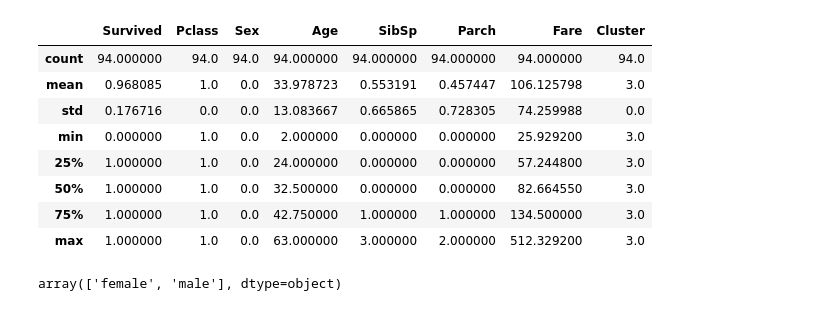
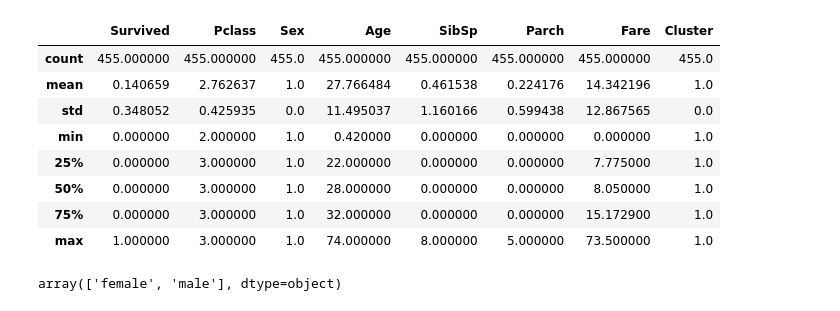
Before and after one commit to instrutordanilo/KmeansTitanic, a Jupyter notebook: Final_K_means_Tinatic.ipynb, the cells around one changed output. Saved outputs shown, nothing was run; the diff lists cells and outputs as text; code cells hidden in the pictures.

```diff
--- a/Final_K_means_Tinatic.ipynb
+++ b/Final_K_means_Tinatic.ipynb
@@ -64,7 +64,7 @@ y = treino['Survived']
 
 # Calculando a soma dos quadrados dentro dos clusters para diferentes números de clusters (AQUI PRECISO QUE VC ANALISE adpatei essa parte do site)
 inertia = []
-K_range = range(1, 10)
+K_range = range(1, 12)
 for k in K_range:
     #kmeans = KMeans(n_clusters=k, max_iter=600, algorithm='auto')
     kmeans = KMeans(n_clusters=k, max_iter=600, n_init="auto",random_state=42)
@@ -83,7 +83,7 @@ plt.show()
 
 # Aplicando K-Means
 #kmeans = KMeans(n_clusters=2, max_iter=600, algorithm='auto')
-kmeans = KMeans(n_clusters=k, max_iter=600, n_init="auto")
+kmeans = KMeans(n_clusters=3, max_iter=600, n_init="auto",verbose=1)
 kmeans.fit(X)
 
 # Avaliando a correspondência entre os clusters e a sobrevivência
@@ -137,15 +143,15 @@ Survived
 # %%
-treino.loc[treino.Cluster == 3].describe()
+treino.loc[treino.Cluster==1].describe()
 # %% [output]
 |  | Survived | Pclass | Sex | Age | SibSp | Parch | Fare | Cluster |
-| count | 94.000000 | 94.0 | 94.0 | 94.000000 | 94.000000 | 94.000000 | 94.000000 | 94.0 |
-| mean | 0.968085 | 1.0 | 0.0 | 33.978723 | 0.553191 | 0.457447 | 106.125798 | 3.0 |
-| std | 0.176716 | 0.0 | 0.0 | 13.083667 | 0.665865 | 0.728305 | 74.259988 | 0.0 |
-| min | 0.000000 | 1.0 | 0.0 | 2.000000 | 0.000000 | 0.000000 | 25.929200 | 3.0 |
-| 25% | 1.000000 | 1.0 | 0.0 | 24.000000 | 0.000000 | 0.000000 | 57.244800 | 3.0 |
-| 50% | 1.000000 | 1.0 | 0.0 | 32.500000 | 0.000000 | 0.000000 | 82.664550 | 3.0 |
-| 75% | 1.000000 | 1.0 | 0.0 | 42.750000 | 1.000000 | 1.000000 | 134.500000 | 3.0 |
-| max | 1.000000 | 1.0 | 0.0 | 63.000000 | 3.000000 | 2.000000 | 512.329200 | 3.0 |
+| count | 455.000000 | 455.000000 | 455.0 | 455.000000 | 455.000000 | 455.000000 | 455.000000 | 455.0 |
+| mean | 0.140659 | 2.762637 | 1.0 | 27.766484 | 0.461538 | 0.224176 | 14.342196 | 1.0 |
+| std | 0.348052 | 0.425935 | 0.0 | 11.495037 | 1.160166 | 0.599438 | 12.867565 | 0.0 |
+| min | 0.000000 | 2.000000 | 1.0 | 0.420000 | 0.000000 | 0.000000 | 0.000000 | 1.0 |
+| 25% | 0.000000 | 3.000000 | 1.0 | 22.000000 | 0.000000 | 0.000000 | 7.775000 | 1.0 |
+| 50% | 0.000000 | 3.000000 | 1.0 | 28.000000 | 0.000000 | 0.000000 | 8.050000 | 1.0 |
+| 75% | 0.000000 | 3.000000 | 1.0 | 32.000000 | 0.000000 | 0.000000 | 15.172900 | 1.0 |
+| max | 1.000000 | 3.000000 | 1.0 | 74.000000 | 8.000000 | 5.000000 | 73.500000 | 1.0 |
 # %%
 labelEncoder.inverse_transform([0, 1])
 # %% [output]
```
Also changed, not shown: parts of 2 cells of this notebook.
